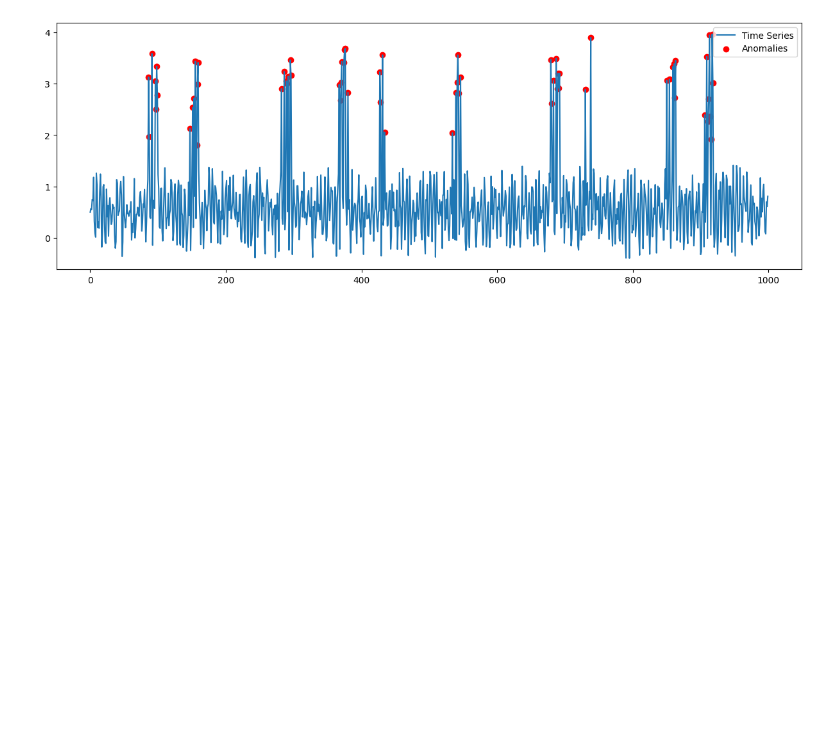
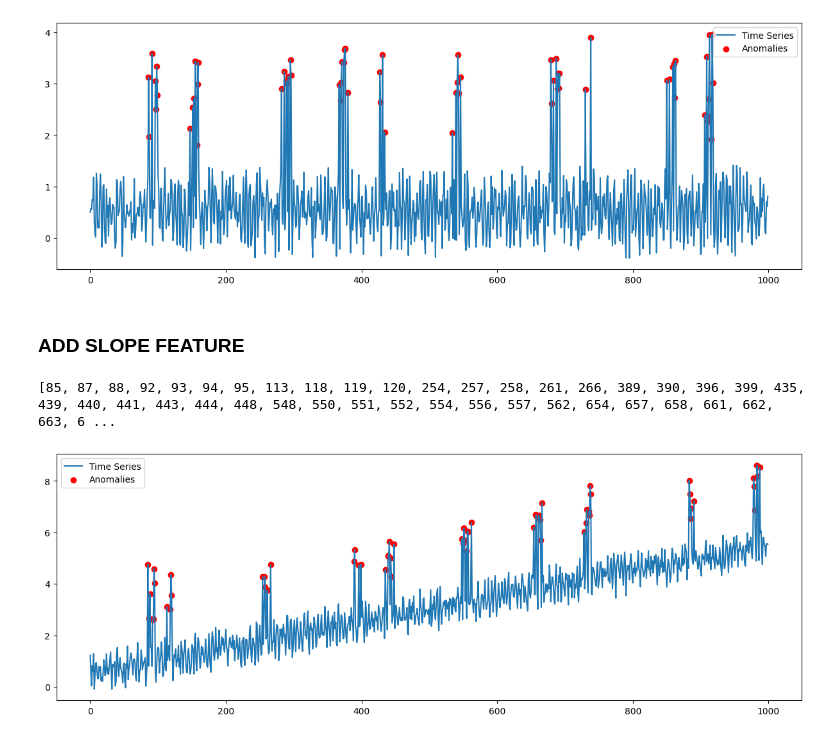
Before and after one commit to euisuk-chung/Generate_TSAD, a Jupyter notebook: Generation Test.ipynb, the cells around one changed output. Drawn from its saved outputs; the diff is of its cells as text; code cells hidden in the pictures; blank space fills up the shorter version.

```diff
--- a/Generation Test.ipynb
+++ b/Generation Test.ipynb
@@ -323,3 +323,5 @@ plt.show()
 # %% [output]
 [86, 87, 91, 96, 97, 98, 99, 147, 151, 153, 155, 157, 158, 159, 282, 286, 289, 290, 292, 295, 296, 367, 369, 370, 371, 374, 375, 376, 380, 427, 428, 431, 434, 534, 539, 541, 542, 543, 546, 679, 680, 6 ...
 [figure]
+# %% [markdown]
+### ADD SLOPE FEATURE
@@ -325,0 +401,36 @@ plt.show()
+# %%
+# 함수 사용 예
+num_points = 1000
+anomaly_rate = 0.01
+normal_range = (0, 1)
+anomaly_range = (2, 3)
+include_sine=True
+include_cosine=True
+anomaly_length = 15
+additional_anomaly_prob=0.4
+freq = 40
+amp = 0.3
+slope = 0.005
+
+time_series, anomaly_indices = generate_time_series_with_anomalies(num_points,
+                                                                   anomaly_rate,
+                                                                   normal_range,
+                                                                   anomaly_range,
+                                                                   include_sine,
+                                                                   include_cosine,
+                                                                   anomaly_length,
+                                                                   additional_anomaly_prob,
+                                                                   freq,
+                                                                   amp,
+                                                                   slope)
+print(anomaly_indices)
+
+# 결과 시각화
+plt.figure(figsize=(15, 5))
+plt.plot(time_series, label='Time Series')
+plt.scatter(anomaly_indices, time_series[anomaly_indices], color='red', label='Anomalies')
+plt.legend()
+plt.show()
+# %% [output]
+[85, 87, 88, 92, 93, 94, 95, 113, 118, 119, 120, 254, 257, 258, 261, 266, 389, 390, 396, 399, 435, 439, 440, 441, 443, 444, 448, 548, 550, 551, 552, 554, 556, 557, 562, 654, 657, 658, 661, 662, 663, 6 ...
+[figure, added]
```
Also changed, not shown: parts of 2 cells of this notebook.
